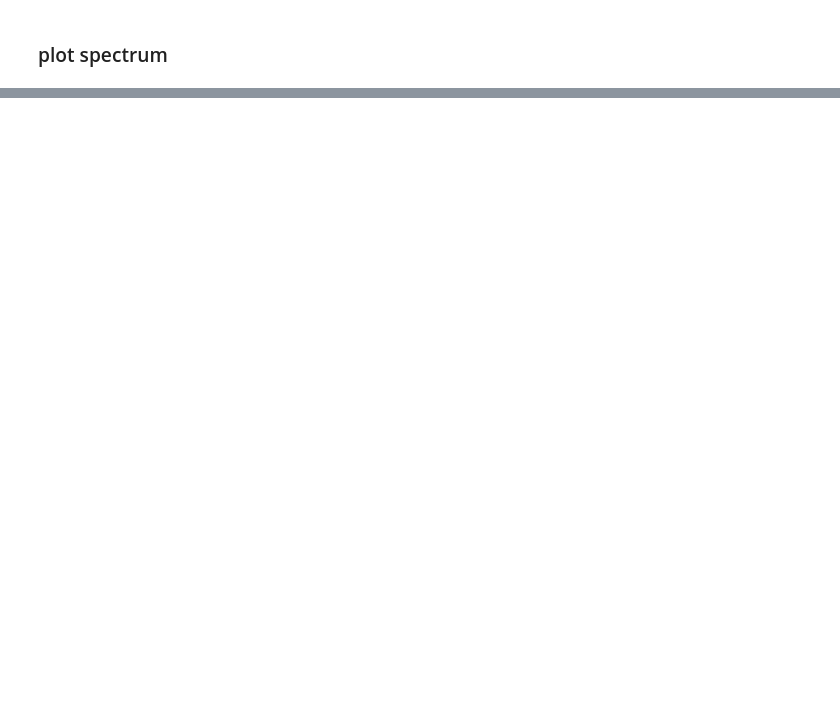
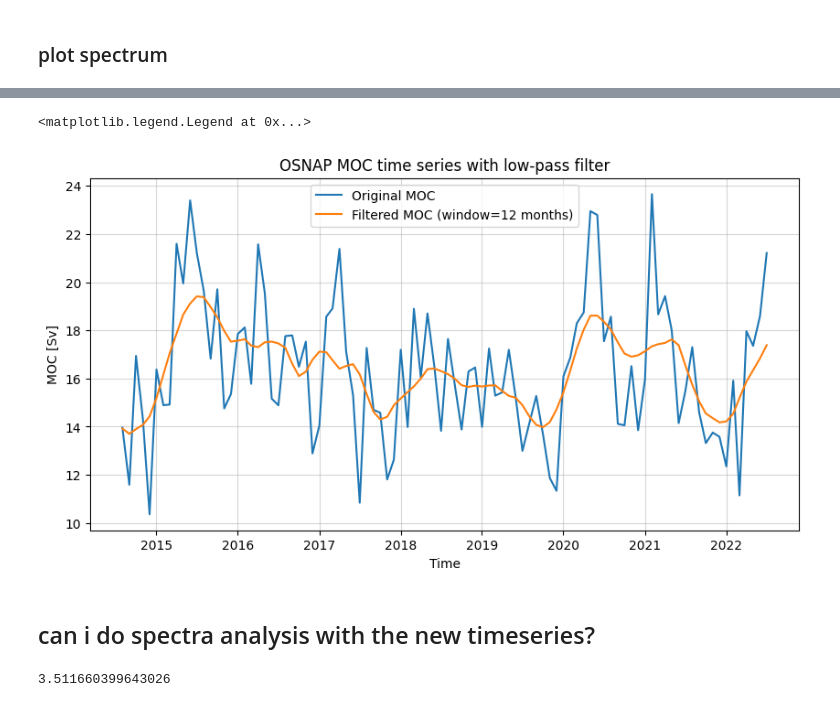
Before and after one commit to isaschmitz/data_analysis-assignment, a Jupyter notebook: notebooks/osnap_spectral_analysis.ipynb, the cells around one changed output, grey strips where cells are left out. Saved outputs shown, nothing was run; the diff lists cells and outputs as text; code cells hidden in the pictures; blank space fills up the shorter version.

```diff
--- a/notebooks/osnap_spectral_analysis.ipynb
+++ b/notebooks/osnap_spectral_analysis.ipynb
@@ -184,0 +221,17 @@ OSNAP variance: time domain = 8.3636, periodogram = 8.3387, Welch = 6.2094, pars
+# %%
+window = 12
+moc_filt = filters.tukey_lowpass(moc, window = window)
+# %%
+plt.figure(figsize=(10, 5))
+plt.plot(moc.TIME, moc, label='Original MOC')
+plt.plot(moc.TIME, moc_filt, label=f'Filtered MOC (window={window} months)')
+plt.title('OSNAP MOC time series with low-pass filter')
+plt.xlabel('Time')
+plt.ylabel('MOC [Sv]')
+plt.grid(alpha = 0.5)
+plt.legend()
+# %% [output]
+<matplotlib.legend.Legend at 0x...>
+[figure, added]
+# %% [markdown]
+## can i do spectra analysis with the new timeseries?
@@ -184,0 +264,5 @@ OSNAP variance: time domain = 8.3636, periodogram = 8.3387, Welch = 6.2094, pars
+# %%
+ratio = spectra.parseval_ratio(series, f_w_spectra, Pxx_w_spectra)
+ratio
+# %% [output]
+3.511660399643026
```
Also changed, not shown: parts of 15 cells of this notebook, 3 other files.
